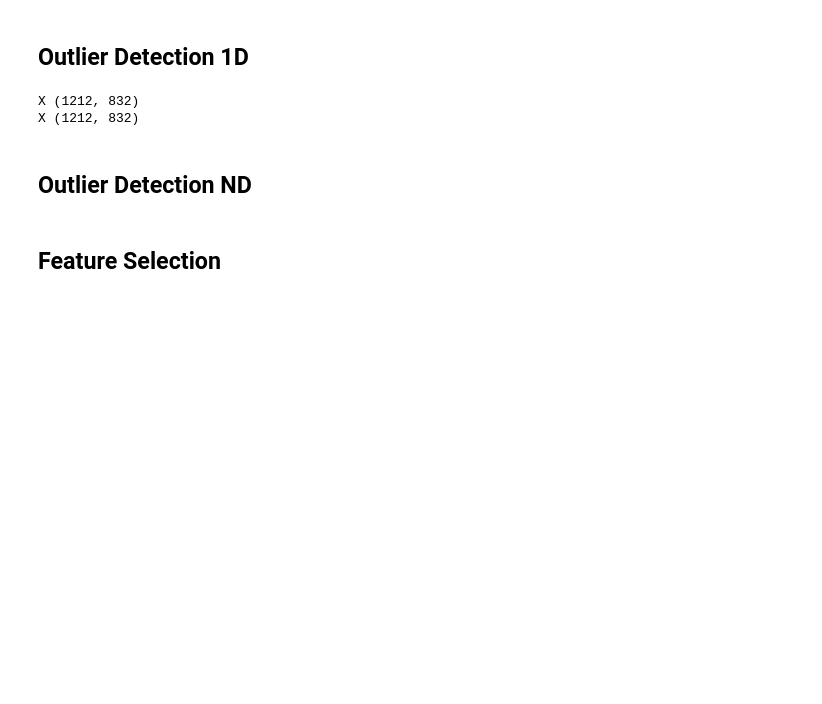
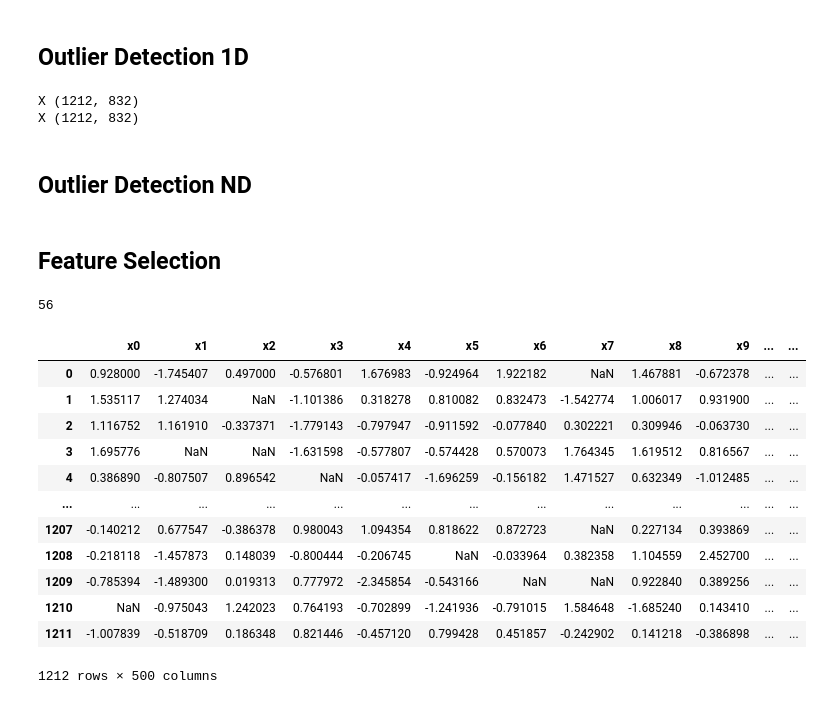
Before and after one commit to LukeAndrewSmith/AML, a Jupyter notebook: Task_1/Solution/Components/Tests.ipynb, the cells around one changed output. Drawn from its saved outputs; the diff is of its cells as text; code cells hidden in the pictures; blank space fills up the shorter version.

```diff
--- a/Task_1/Solution/Components/Tests.ipynb
+++ b/Task_1/Solution/Components/Tests.ipynb
@@ -50,3 +50,21 @@ x_train_imp = Imputation.median(x_train)
 assert Outlier_Detection_ND.mahalanobis_distance(x_train_imp,y_train)[0].shape[1] == x_train_imp.shape[1], "Z_Score: Bad return shape"
 # %% [markdown]
 ## Feature Selection
+# %%
+Feature_Selection.drop_correlated(Outlier_Detection_1D.z_score(Normalisation.gaussian(x_train)),verbose=True,percent=0.9)
+# assert drop_correlated
+# %% [output]
+56
+|  | x0 | x1 | x2 | x3 | x4 | x5 | x6 | x7 | x8 | x9 | ... | ... |
+| 0 | 0.928000 | -1.745407 | 0.497000 | -0.576801 | 1.676983 | -0.924964 | 1.922182 | NaN | 1.467881 | -0.672378 | ... | ... |
+| 1 | 1.535117 | 1.274034 | NaN | -1.101386 | 0.318278 | 0.810082 | 0.832473 | -1.542774 | 1.006017 | 0.931900 | ... | ... |
+| 2 | 1.116752 | 1.161910 | -0.337371 | -1.779143 | -0.797947 | -0.911592 | -0.077840 | 0.302221 | 0.309946 | -0.063730 | ... | ... |
+| 3 | 1.695776 | NaN | NaN | -1.631598 | -0.577807 | -0.574428 | 0.570073 | 1.764345 | 1.619512 | 0.816567 | ... | ... |
+| 4 | 0.386890 | -0.807507 | 0.896542 | NaN | -0.057417 | -1.696259 | -0.156182 | 1.471527 | 0.632349 | -1.012485 | ... | ... |
+| ... | ... | ... | ... | ... | ... | ... | ... | ... | ... | ... | ... | ... |
+| 1207 | -0.140212 | 0.677547 | -0.386378 | 0.980043 | 1.094354 | 0.818622 | 0.872723 | NaN | 0.227134 | 0.393869 | ... | ... |
+| 1208 | -0.218118 | -1.457873 | 0.148039 | -0.800444 | -0.206745 | NaN | -0.033964 | 0.382358 | 1.104559 | 2.452700 | ... | ... |
+| 1209 | -0.785394 | -1.489300 | 0.019313 | 0.777972 | -2.345854 | -0.543166 | NaN | NaN | 0.922840 | 0.389256 | ... | ... |
+| 1210 | NaN | -0.975043 | 1.242023 | 0.764193 | -0.702899 | -1.241936 | -0.791015 | 1.584648 | -1.685240 | 0.143410 | ... | ... |
+| 1211 | -1.007839 | -0.518709 | 0.186348 | 0.821446 | -0.457120 | 0.799428 | 0.451857 | -0.242902 | 0.141218 | -0.386898 | ... | ... |
+1212 rows × 500 columns
```
Also changed, not shown: parts of 2 cells of this notebook, 7 other files.
